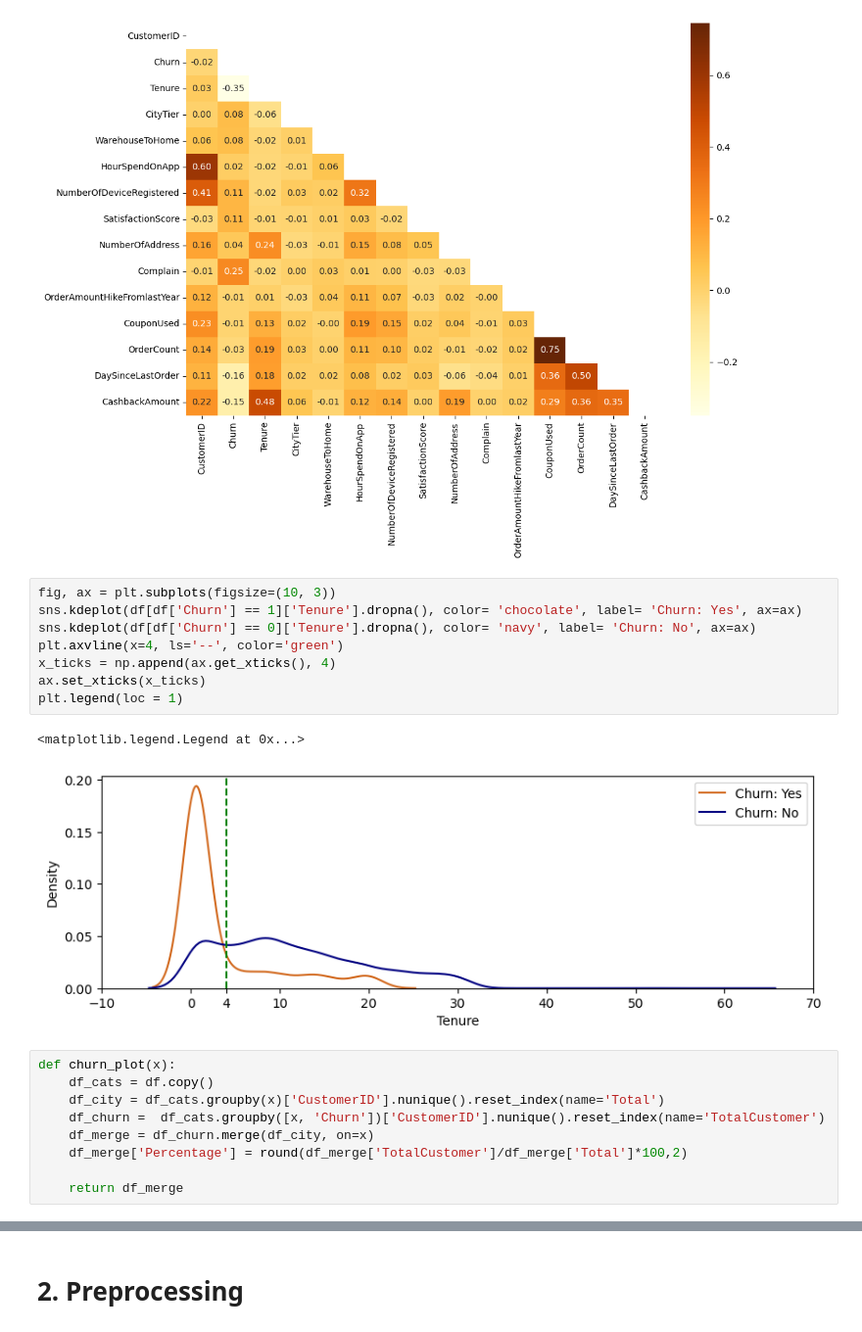
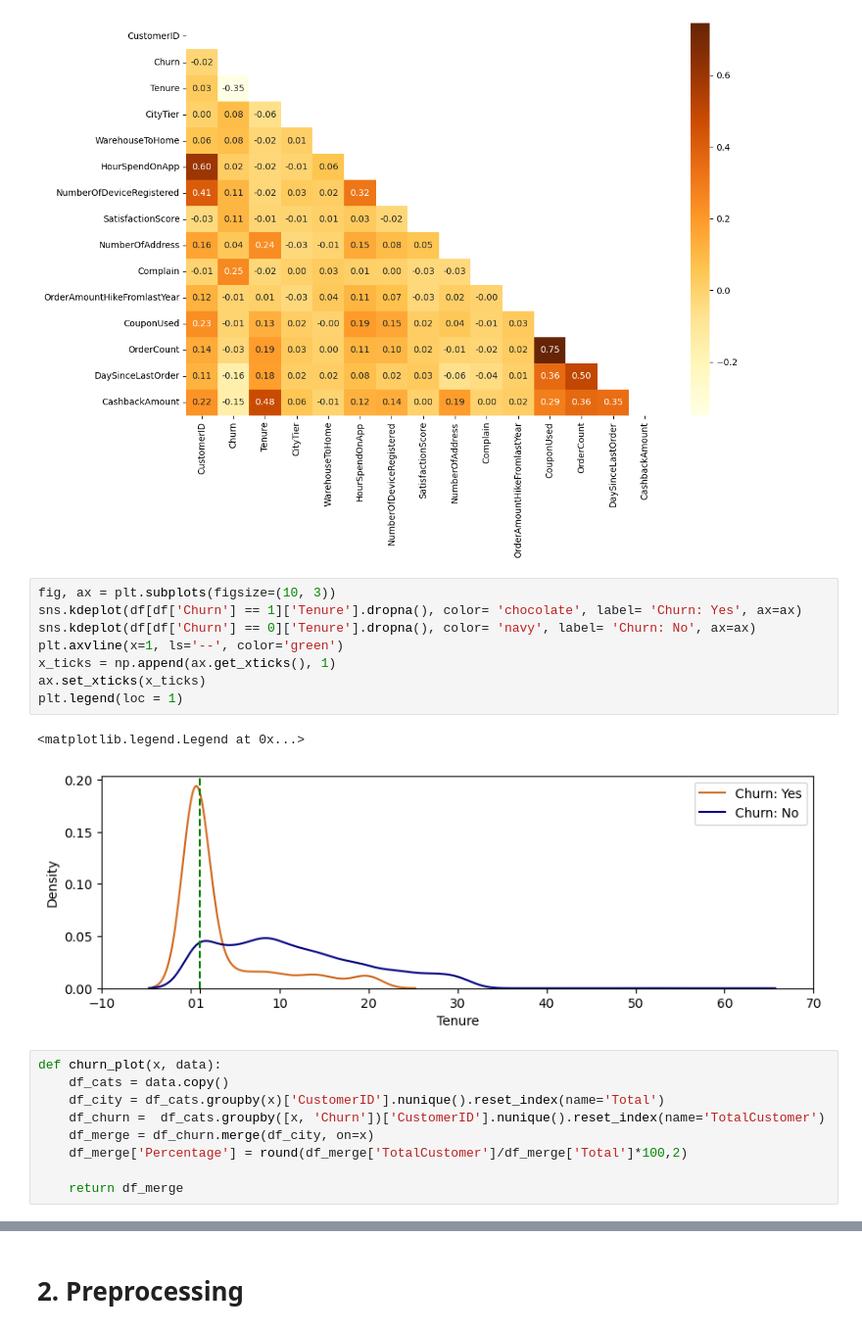
Before and after one commit to helmynaufal/E-commerce-Churn-Prediction, a Jupyter notebook: e-commerce-churn-prediction.ipynb, the cells around one changed output, grey strips where cells are left out. Shown at 98% size. Drawn from its saved outputs; the diff is of its cells as text.

```diff
--- a/e-commerce-churn-prediction.ipynb
+++ b/e-commerce-churn-prediction.ipynb
@@ -201,17 +202,17 @@ sns.heatmap(df.corr(), mask=mask, annot=True, fmt='.2f', cmap='YlOrBr')
 # %%
 fig, ax = plt.subplots(figsize=(10, 3))
 sns.kdeplot(df[df['Churn'] == 1]['Tenure'].dropna(), color= 'chocolate', label= 'Churn: Yes', ax=ax)
 sns.kdeplot(df[df['Churn'] == 0]['Tenure'].dropna(), color= 'navy', label= 'Churn: No', ax=ax)
-plt.axvline(x=4, ls='--', color='green')
-x_ticks = np.append(ax.get_xticks(), 4)
+plt.axvline(x=1, ls='--', color='green')
+x_ticks = np.append(ax.get_xticks(), 1)
 ax.set_xticks(x_ticks)
 plt.legend(loc = 1)
 # %% [output]
 <matplotlib.legend.Legend at 0x...>
-[figure, old version]
+[figure, new version]
 # %%
-def churn_plot(x):
-    df_cats = df.copy()
+def churn_plot(x, data):
+    df_cats = data.copy()
     df_city = df_cats.groupby(x)['CustomerID'].nunique().reset_index(name='Total')
     df_churn =  df_cats.groupby([x, 'Churn'])['CustomerID'].nunique().reset_index(name='TotalCustomer')
     df_merge = df_churn.merge(df_city, on=x)
```
Also changed, not shown: parts of 16 cells of this notebook.
